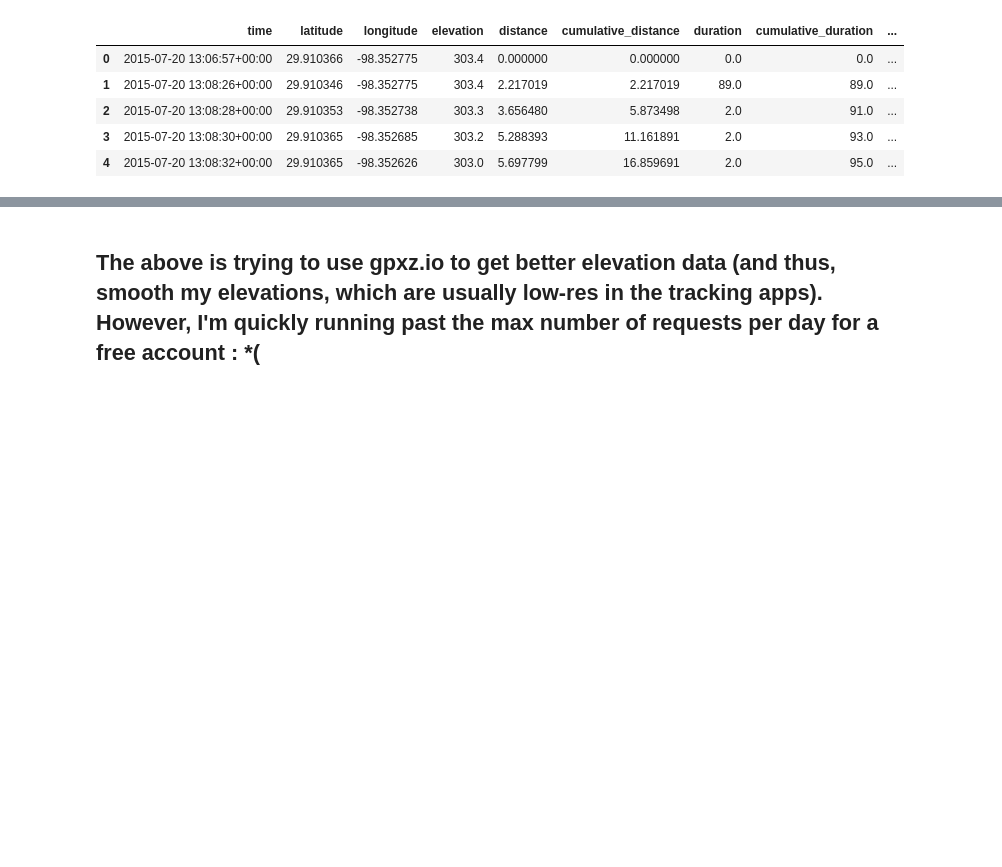
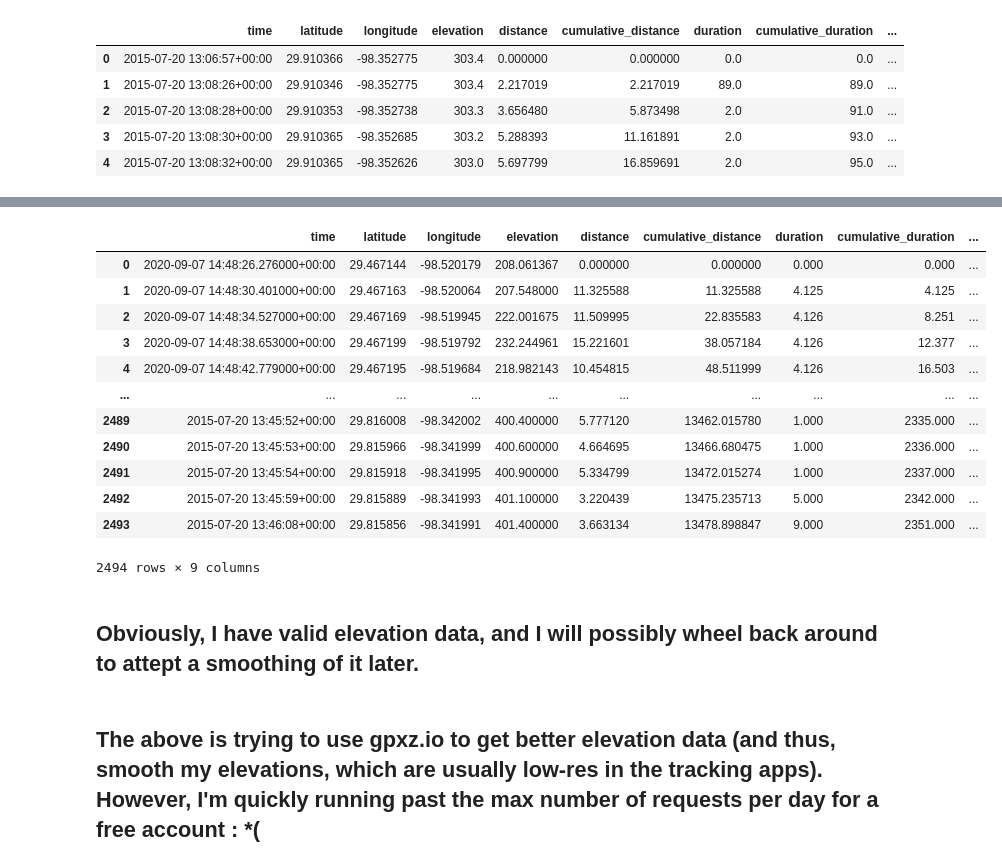
Before and after one commit to brianclements03/my_strava_project, a Jupyter notebook: initial_strava_explore.ipynb, the cells around one changed output, grey strips where cells are left out. Cells and saved outputs as stored; diff of their text form; code cells hidden in the pictures; blank space fills up the shorter version.

Commit message:
merge one nrc run and one strava activity

```diff
--- a/initial_strava_explore.ipynb
+++ b/initial_strava_explore.ipynb
@@ -291,0 +292,18 @@ sns.lineplot(data=nrc1_df, x='cumulative_distance', y='elevation')
+# %%
+nrc1_strava1_joined = nrc1_df.merge(strava1_df, how='outer')
+# %%
+nrc1_strava1_joined
+# %% [output]
+|  | time | latitude | longitude | elevation | distance | cumulative_distance | duration | cumulative_duration | ... |
+| 0 | 2020-09-07 14:48:26.276000+00:00 | 29.467144 | -98.520179 | 208.061367 | 0.000000 | 0.000000 | 0.000 | 0.000 | ... |
+| 1 | 2020-09-07 14:48:30.401000+00:00 | 29.467163 | -98.520064 | 207.548000 | 11.325588 | 11.325588 | 4.125 | 4.125 | ... |
+| 2 | 2020-09-07 14:48:34.527000+00:00 | 29.467169 | -98.519945 | 222.001675 | 11.509995 | 22.835583 | 4.126 | 8.251 | ... |
+| 3 | 2020-09-07 14:48:38.653000+00:00 | 29.467199 | -98.519792 | 232.244961 | 15.221601 | 38.057184 | 4.126 | 12.377 | ... |
+| 4 | 2020-09-07 14:48:42.779000+00:00 | 29.467195 | -98.519684 | 218.982143 | 10.454815 | 48.511999 | 4.126 | 16.503 | ... |
+| ... | ... | ... | ... | ... | ... | ... | ... | ... | ... |
+| 2489 | 2015-07-20 13:45:52+00:00 | 29.816008 | -98.342002 | 400.400000 | 5.777120 | 13462.015780 | 1.000 | 2335.000 | ... |
+| 2490 | 2015-07-20 13:45:53+00:00 | 29.815966 | -98.341999 | 400.600000 | 4.664695 | 13466.680475 | 1.000 | 2336.000 | ... |
+| 2491 | 2015-07-20 13:45:54+00:00 | 29.815918 | -98.341995 | 400.900000 | 5.334799 | 13472.015274 | 1.000 | 2337.000 | ... |
+| 2492 | 2015-07-20 13:45:59+00:00 | 29.815889 | -98.341993 | 401.100000 | 3.220439 | 13475.235713 | 5.000 | 2342.000 | ... |
+| 2493 | 2015-07-20 13:46:08+00:00 | 29.815856 | -98.341991 | 401.400000 | 3.663134 | 13478.898847 | 9.000 | 2351.000 | ... |
+2494 rows × 9 columns
@@ -292,3 +312,5 @@ sns.lineplot(data=nrc1_df, x='cumulative_distance', y='elevation')
+# %% [markdown]
+## Obviously, I have valid elevation data, and I will possibly wheel back around to attept a smoothing of it later.
 # %%
 NOTEBOOK BREAK
 # %%
```
Also changed, not shown: parts of 24 cells of this notebook, 1 other file.
